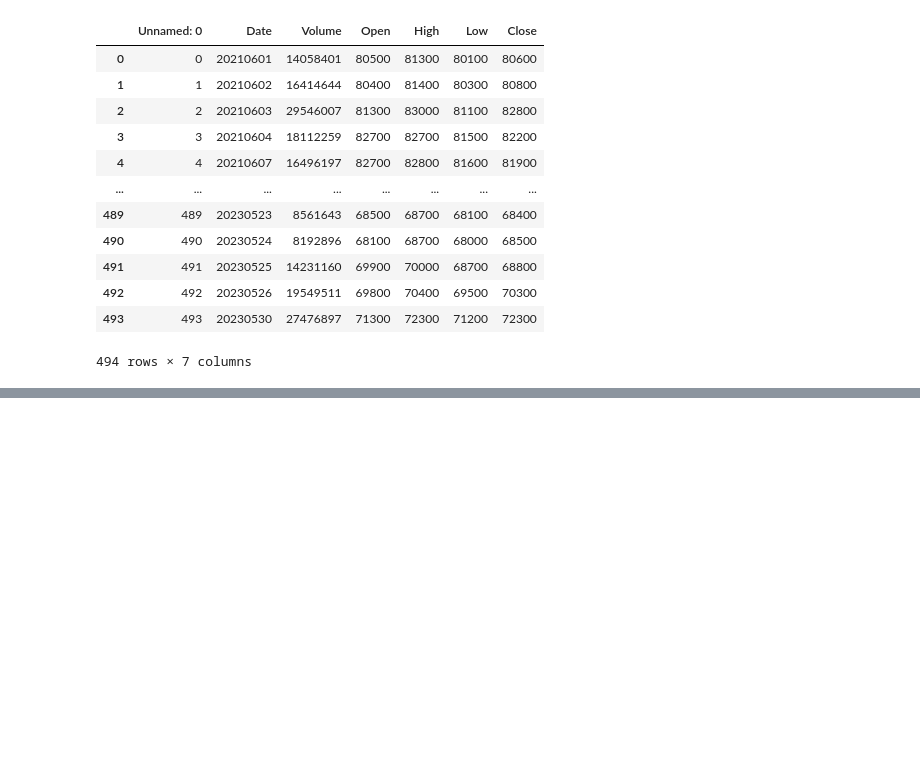
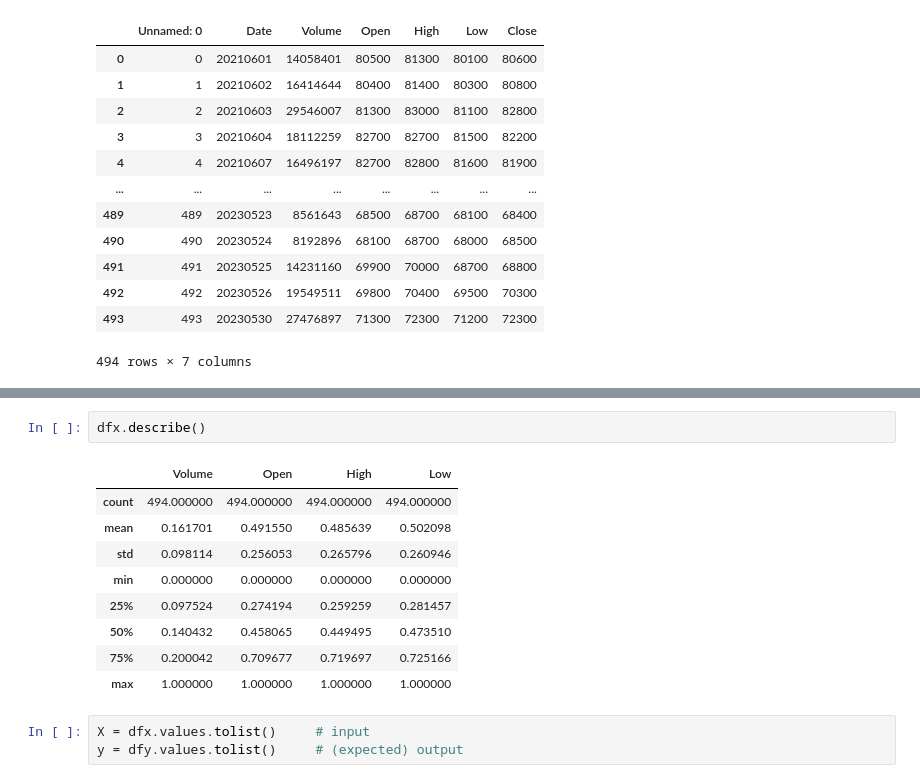
Before and after one commit to KnightChaser/ML-challenge, a Jupyter notebook: EX_challenging_problems/06_stock_price_expectation/stock_price_expectation_RNN.ipynb, the cells around one changed output, grey strips where cells are left out. Saved outputs shown, nothing was run; the diff lists cells and outputs as text; blank space fills up the shorter version.

```diff
--- a/EX_challenging_problems/06_stock_price_expectation/stock_price_expectation_RNN.ipynb
+++ b/EX_challenging_problems/06_stock_price_expectation/stock_price_expectation_RNN.ipynb
@@ -42,0 +81,15 @@ df
+# %%
+dfx.describe()
+# %% [output]
+|  | Volume | Open | High | Low |
+| count | 494.000000 | 494.000000 | 494.000000 | 494.000000 |
+| mean | 0.161701 | 0.491550 | 0.485639 | 0.502098 |
+| std | 0.098114 | 0.256053 | 0.265796 | 0.260946 |
+| min | 0.000000 | 0.000000 | 0.000000 | 0.000000 |
+| 25% | 0.097524 | 0.274194 | 0.259259 | 0.281457 |
+| 50% | 0.140432 | 0.458065 | 0.449495 | 0.473510 |
+| 75% | 0.200042 | 0.709677 | 0.719697 | 0.725166 |
+| max | 1.000000 | 1.000000 | 1.000000 | 1.000000 |
+# %%
+X = dfx.values.tolist()     # input
+y = dfy.values.tolist()     # (expected) output
```
Also changed, not shown: parts of 18 cells of this notebook, 1 other file.
